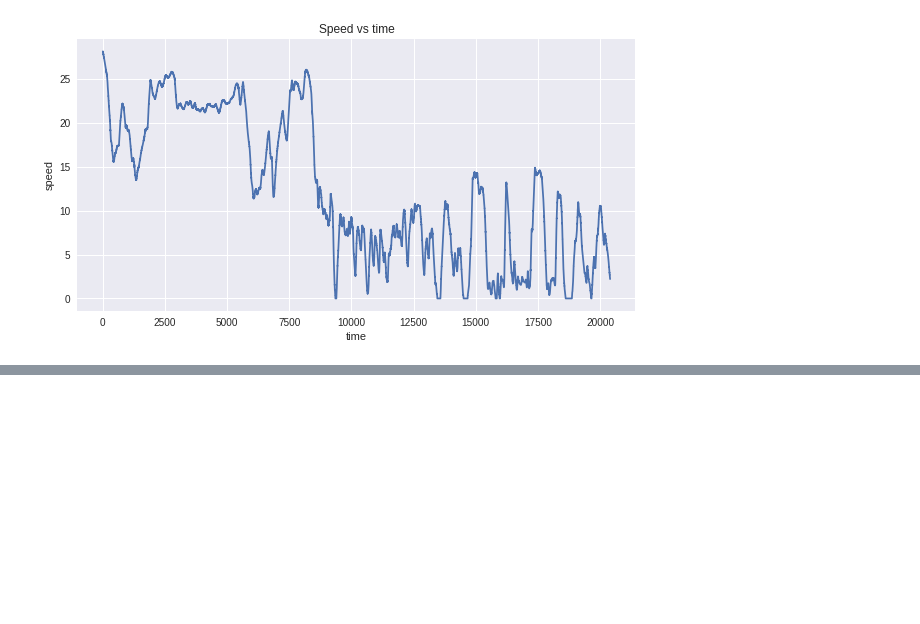
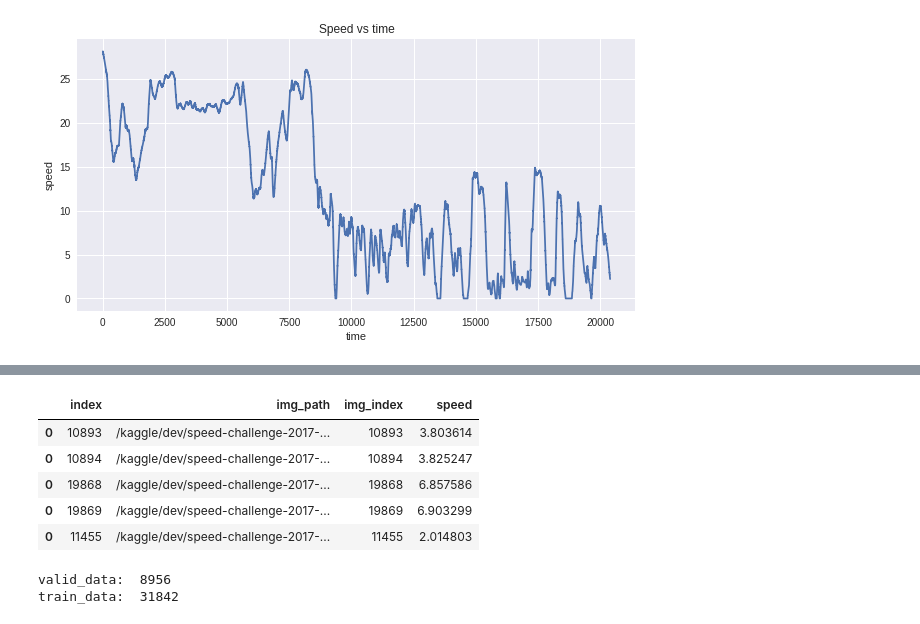
Before and after one commit to kgajwan1/car-speed-challenge-2017, a Jupyter notebook: notebooks/model.ipynb, the cells around one changed output, grey strips where cells are left out. Saved outputs shown, nothing was run; the diff lists cells and outputs as text; code cells hidden in the pictures; blank space fills up the shorter version.

```diff
--- a/notebooks/model.ipynb
+++ b/notebooks/model.ipynb
@@ -39,0 +100,15 @@ plt.plot(train_y.index.values, train_y.values)
+# %%
+valid_data.head()
+# %% [output]
+|  | index | img_path | img_index | speed |
+| 0 | 10893 | /kaggle/dev/speed-challenge-2017-... | 10893 | 3.803614 |
+| 0 | 10894 | /kaggle/dev/speed-challenge-2017-... | 10894 | 3.825247 |
+| 0 | 19868 | /kaggle/dev/speed-challenge-2017-... | 19868 | 6.857586 |
+| 0 | 19869 | /kaggle/dev/speed-challenge-2017-... | 19869 | 6.903299 |
+| 0 | 11455 | /kaggle/dev/speed-challenge-2017-... | 11455 | 2.014803 |
+# %%
+print('valid_data: ', len(valid_data))
+print('train_data: ', len(train_data))
+# %% [output]
+valid_data:  8956
+train_data:  31842
```
Also changed, not shown: parts of 18 cells of this notebook.
